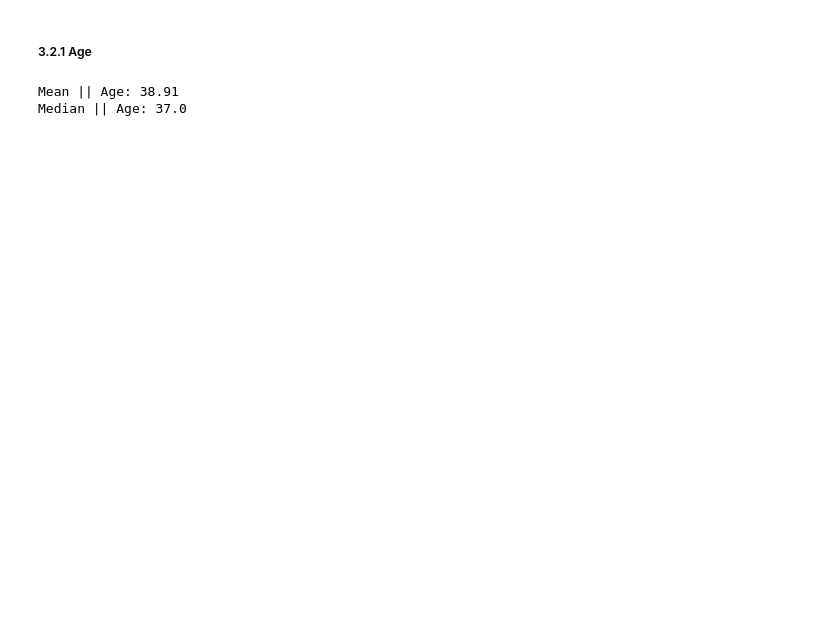
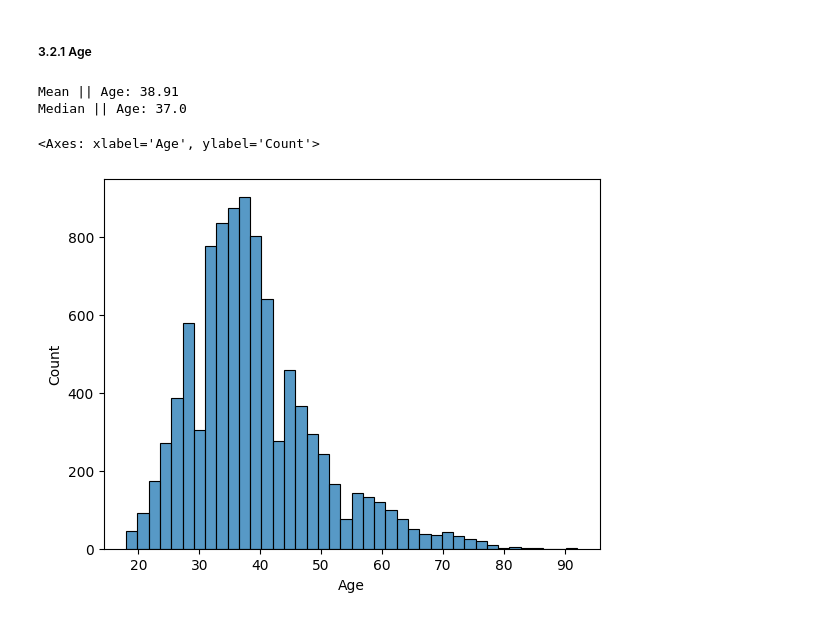
Before and after one commit to DeshanSamarathunga2001/EDA_01, a Jupyter notebook: 0_handle_mising_values.ipynb, the cells around one changed output. Saved outputs shown, nothing was run; the diff lists cells and outputs as text; code cells hidden in the pictures; blank space fills up the shorter version.

```diff
--- a/0_handle_mising_values.ipynb
+++ b/0_handle_mising_values.ipynb
@@ -154,3 +163,8 @@ print(f"Median || Age: {median}")
 # %% [output]
 Mean || Age: 38.91
 Median || Age: 37.0
+# %%
+sns.histplot(df['Age'], bins=40)
+# %% [output]
+<Axes: xlabel='Age', ylabel='Count'>
+[figure, added]
```
Also changed, not shown: parts of 16 cells of this notebook, 2 other files.
